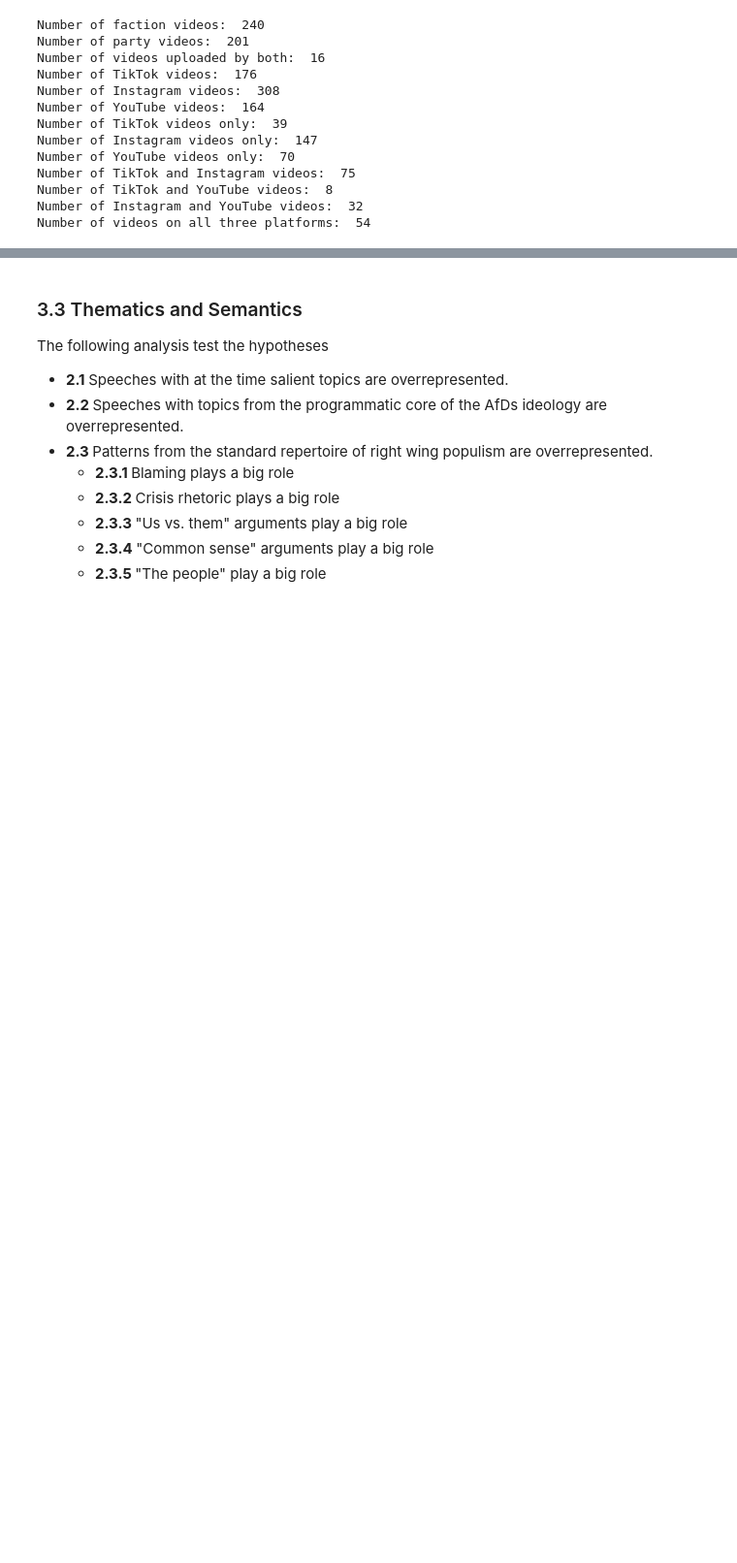
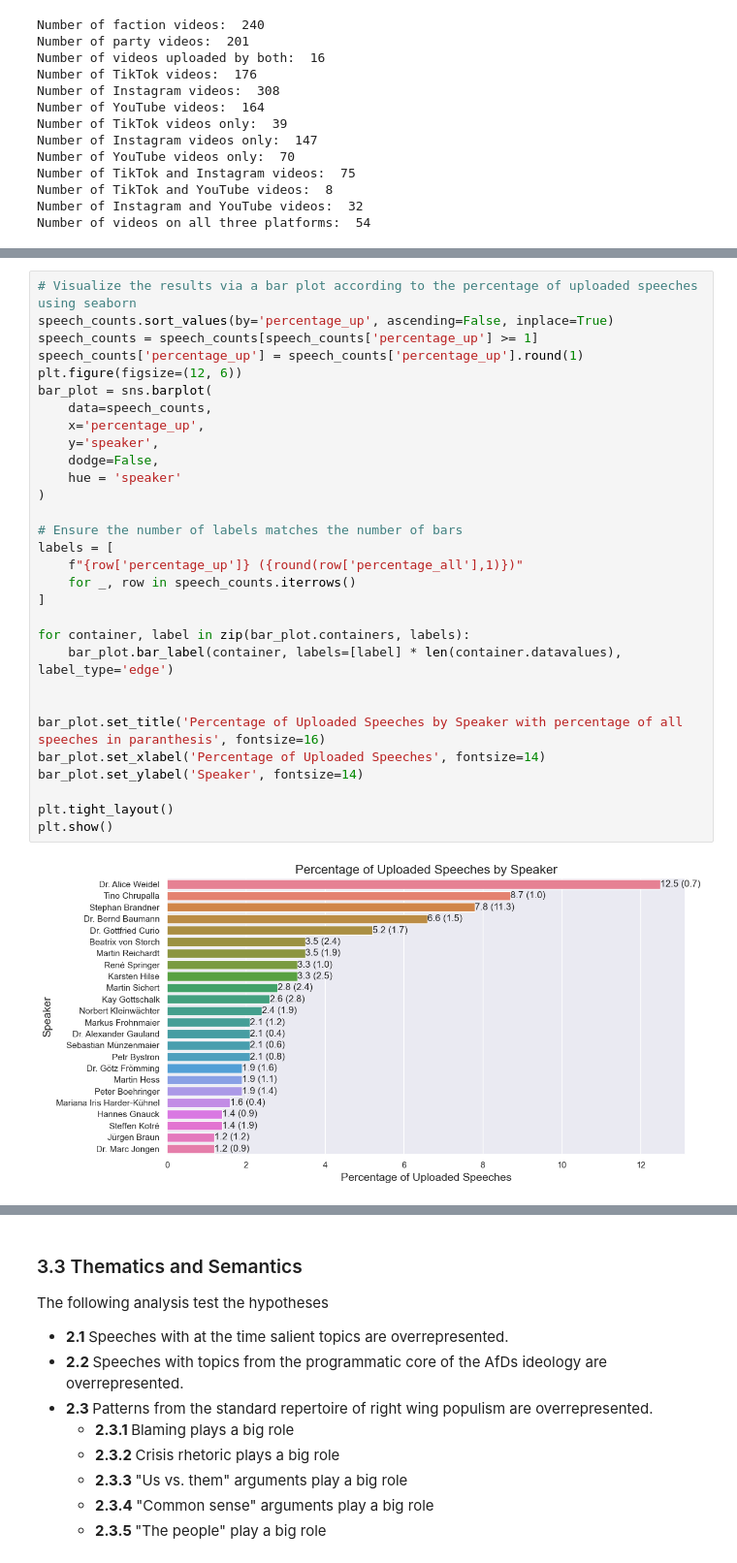
Before and after one commit to MoritzStockmar/afd-on-some, a Jupyter notebook: exploratory.ipynb, the cells around one changed output, grey strips where cells are left out. Shown at 97% size. Saved outputs shown, nothing was run; the diff lists cells and outputs as text; blank space fills up the shorter version.

```diff
--- a/exploratory.ipynb
+++ b/exploratory.ipynb
@@ -1064,0 +1108,32 @@ The following analysis test the hypotheses
+# %%
+# Visualize the results via a bar plot according to the percentage of uploaded speeches using seaborn
+speech_counts.sort_values(by='percentage_up', ascending=False, inplace=True)
+speech_counts = speech_counts[speech_counts['percentage_up'] >= 1]
+speech_counts['percentage_up'] = speech_counts['percentage_up'].round(1)
+plt.figure(figsize=(12, 6))
+bar_plot = sns.barplot(
+    data=speech_counts,
+    x='percentage_up',
+    y='speaker',
+    dodge=False,
+    hue = 'speaker'
+)
+
+# Ensure the number of labels matches the number of bars
+labels = [
+    f"{row['percentage_up']} ({round(row['percentage_all'],1)})"
+    for _, row in speech_counts.iterrows()
+]
+
+for container, label in zip(bar_plot.containers, labels):
+    bar_plot.bar_label(container, labels=[label] * len(container.datavalues), label_type='edge')
+
+
+bar_plot.set_title('Percentage of Uploaded Speeches by Speaker with percentage of all speeches in paranthesis', fontsize=16)
+bar_plot.set_xlabel('Percentage of Uploaded Speeches', fontsize=14)
+bar_plot.set_ylabel('Speaker', fontsize=14)
+
+plt.tight_layout()
+plt.show()
+# %% [output]
+[figure, added]
```
Also changed, not shown: parts of 5 cells of this notebook.
